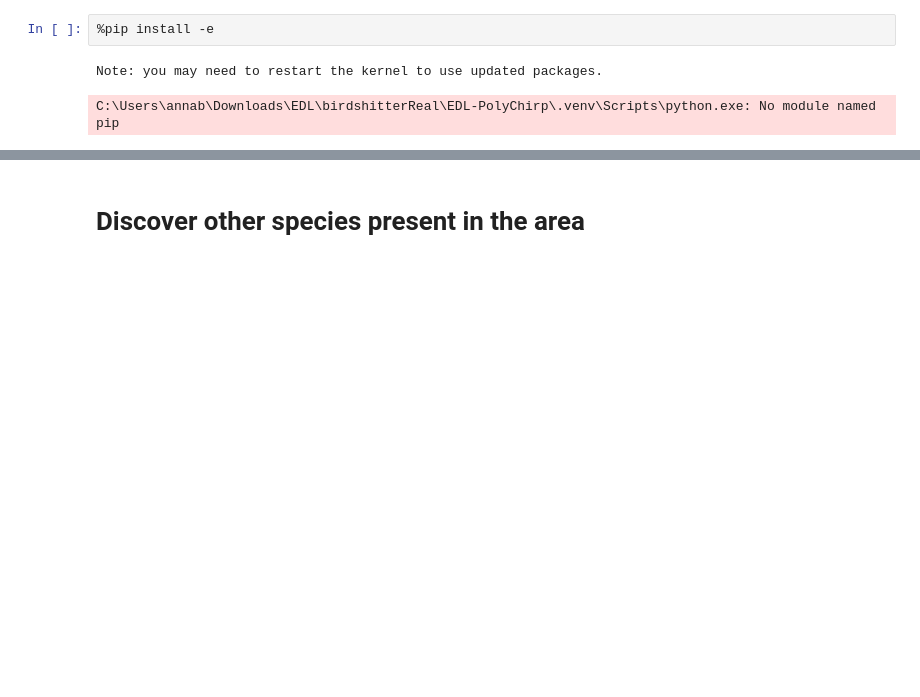
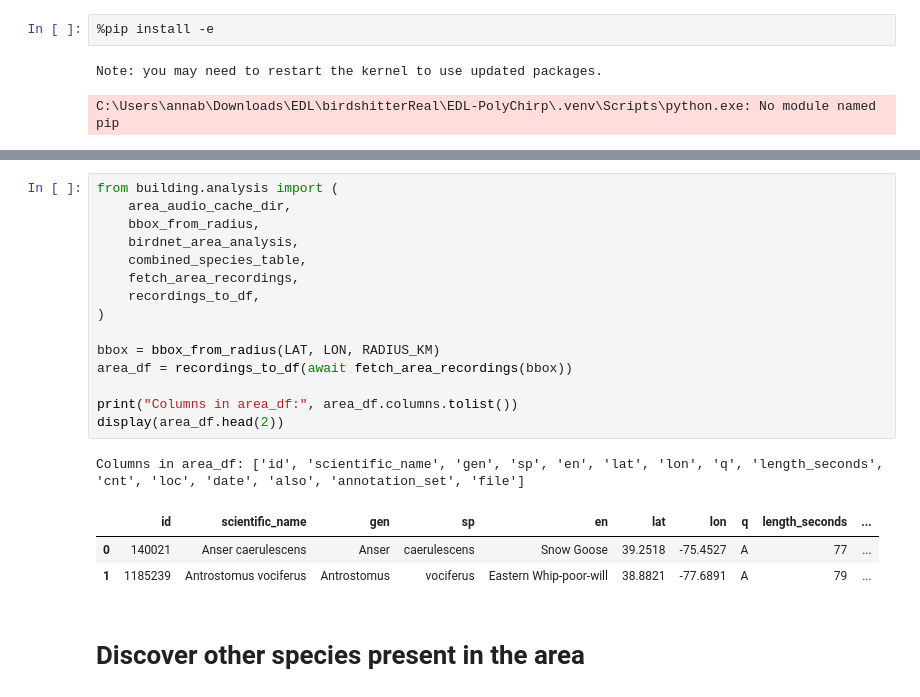
Before and after one commit to aninha623/EDL-PolyChirp, a Jupyter notebook: building/geographic_task/01_dataset_build.ipynb, the cells around one changed output, grey strips where cells are left out. Saved outputs shown, nothing was run; the diff lists cells and outputs as text; blank space fills up the shorter version.

Commit message:
building data set

```diff
--- a/building/geographic_task/01_dataset_build.ipynb
+++ b/building/geographic_task/01_dataset_build.ipynb
@@ -153,3 +86,23 @@ birdnetlib Import Error: No module named 'tensorflow'
+# %%
+from building.analysis import (
+    area_audio_cache_dir,
+    bbox_from_radius,
+    birdnet_area_analysis,
+    combined_species_table,
+    fetch_area_recordings,
+    recordings_to_df,
+)
+
+bbox = bbox_from_radius(LAT, LON, RADIUS_KM)
+area_df = recordings_to_df(await fetch_area_recordings(bbox))
+
+print("Columns in area_df:", area_df.columns.tolist())
+display(area_df.head(2))
+# %% [output]
+Columns in area_df: ['id', 'scientific_name', 'gen', 'sp', 'en', 'lat', 'lon', 'q', 'length_seconds', 'cnt', 'loc', 'date', 'also', 'annotation_set', 'file']
+|  | id | scientific_name | gen | sp | en | lat | lon | q | length_seconds | ... |
+| 0 | 140021 | Anser caerulescens | Anser | caerulescens | Snow Goose | 39.2518 | -75.4527 | A | 77 | ... |
+| 1 | 1185239 | Antrostomus vociferus | Antrostomus | vociferus | Eastern Whip-poor-will | 38.8821 | -77.6891 | A | 79 | ... |
 # %% [markdown]
 # Discover other species present in the area
 # %%
```
Also changed, not shown: parts of 12 cells of this notebook, 1 other file.
